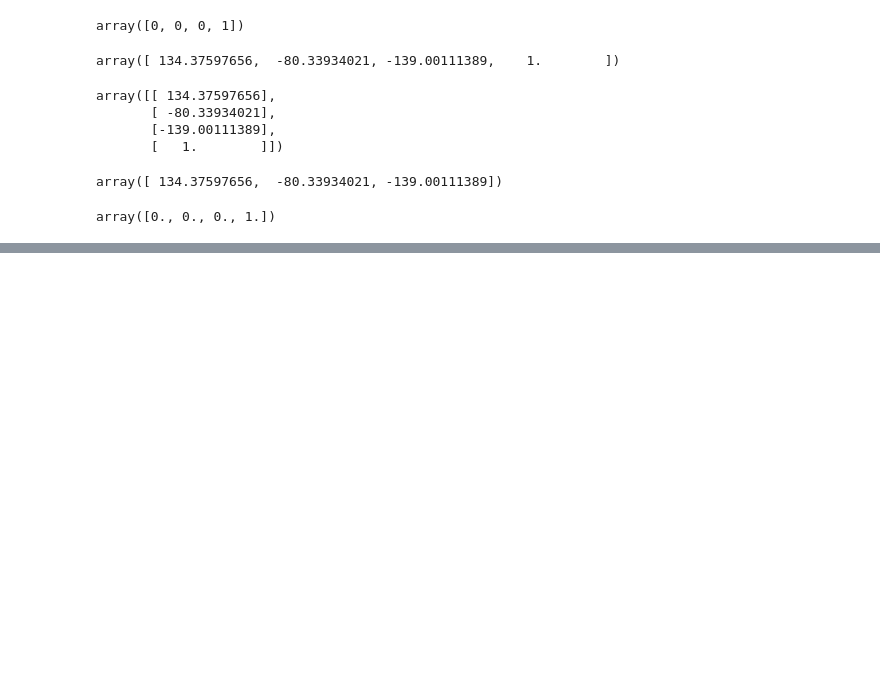
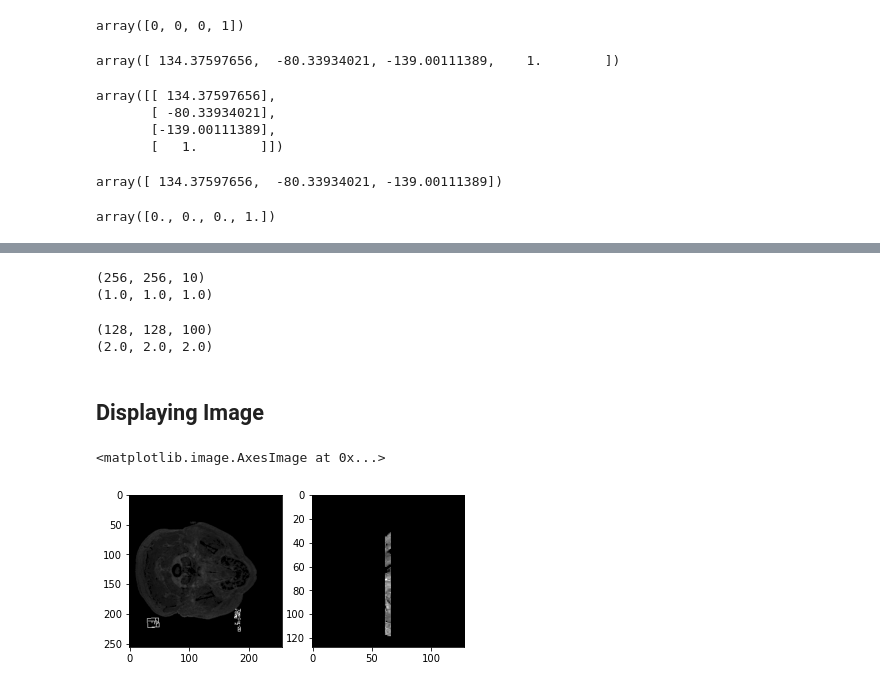
Before and after one commit to Zahed-Golabi/Medical-Imaging, a Jupyter notebook: 02- Preprocessing/Preprocessing.ipynb, the cells around one changed output, grey strips where cells are left out. Drawn from its saved outputs; the diff is of its cells as text; code cells hidden in the pictures; blank space fills up the shorter version.

Commit message:
displaying images

```diff
--- a/02- Preprocessing/Preprocessing.ipynb
+++ b/02- Preprocessing/Preprocessing.ipynb
@@ -112,0 +95,6 @@ print(mri_resized.header.get_zooms())
+# %%
+print(mri_data.shape)
+print(mri_file.header.get_zooms())
+# %% [output]
+(256, 256, 10)
+(1.0, 1.0, 1.0)
@@ -112,0 +107,16 @@ print(mri_resized.header.get_zooms())
+# %%
+print(mri_resized.shape)
+print(mri_resized.header.get_zooms())
+# %% [output]
+(128, 128, 100)
+(2.0, 2.0, 2.0)
+# %% [markdown]
+## Displaying Image
+# %%
+fig, axis = plt.subplots(1,2)
+
+axis[0].imshow(mri_data[:,:,3], cmap="gray")
+axis[1].imshow(mri_resized_data[:,:,70], cmap="gray")
+# %% [output]
+<matplotlib.image.AxesImage at 0x...>
+[figure, added]
```
Also changed, not shown: parts of 8 cells of this notebook.
